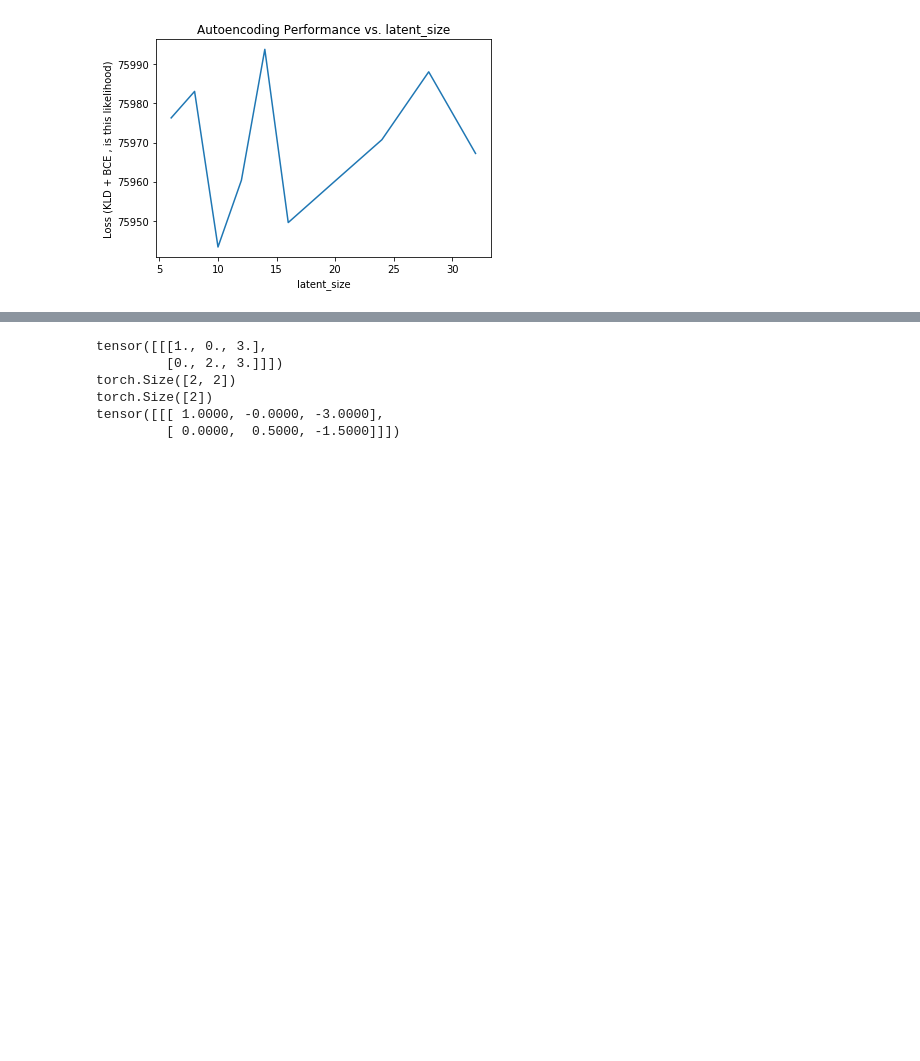
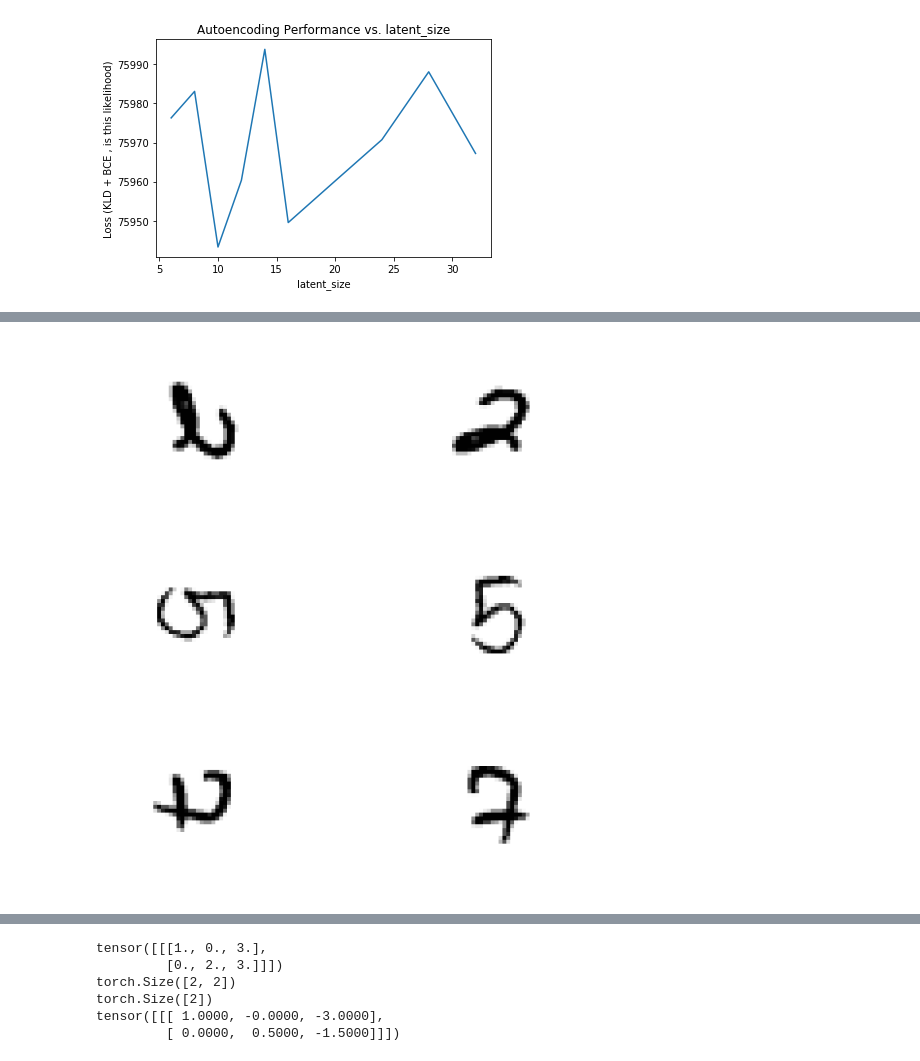
Before and after one commit to renebidart/affine-variational-autoencoder, a Jupyter notebook: notebooks/eval_autoencoder.ipynb, the cells around one changed output, grey strips where cells are left out. Cells and saved outputs as stored; diff of their text form; code cells hidden in the pictures; blank space fills up the shorter version.

```diff
--- a/notebooks/eval_autoencoder.ipynb
+++ b/notebooks/eval_autoencoder.ipynb
@@ -403,0 +498,25 @@ plt.show()
+# %%
+# affine_params =  torch.tensor([1.5, 0, 0, 0, 1.5, 0], dtype=torch.float).view(2, 3).to(device)
+theta = torch.tensor([math.pi/2]).float()
+affine_params = torch.cat([torch.cos(theta), torch.sin(theta), torch.tensor([0]).float(),
+                           -1*torch.sin(theta), torch.cos(theta), torch.tensor([0]).float()]).view(2, 3)
+affine_params = affine_params.expand(x.size()[0], affine_params.size()[0], affine_params.size()[1]).clone()
+
+data_loaders = make_generators_MNIST_CTRNFS(files_dict_loc, batch_size=128, num_workers=4,
+                                            return_size=28)
+
+x, y = next(iter(valid_data_loader))
+x = x.to(device)
+
+x_affine = affine_model.affine(x, affine_params)
+x_affine_recon, mu_logvar = affine_model.VAE(x_affine)
+x_affine_recon_inv = affine_model.affine_inv(x_recon, affine_params)
+x_affine_inv = affine_model.affine_inv(x_affine, affine_params)
+
+# recon_x, mu_logvar, affine_params = affine_model(x, affine_params=None, deterministic=False)
+# display_results_auto(affine_model, config, device, rotate=0, num_samples=3, size = 40, label_col_name='class', save_loc=None)
+# %%
+display_batch(x_affine[:3, :, :], x_affine_inv[:3, :, :])
+# display_batch(x_affine_recon[5:7, :, :], x_affine_recon_inv[5:7, :, :])
+# %% [output]
+[figure, added]
```
Also changed, not shown: parts of 42 cells of this notebook, 38 other files.
